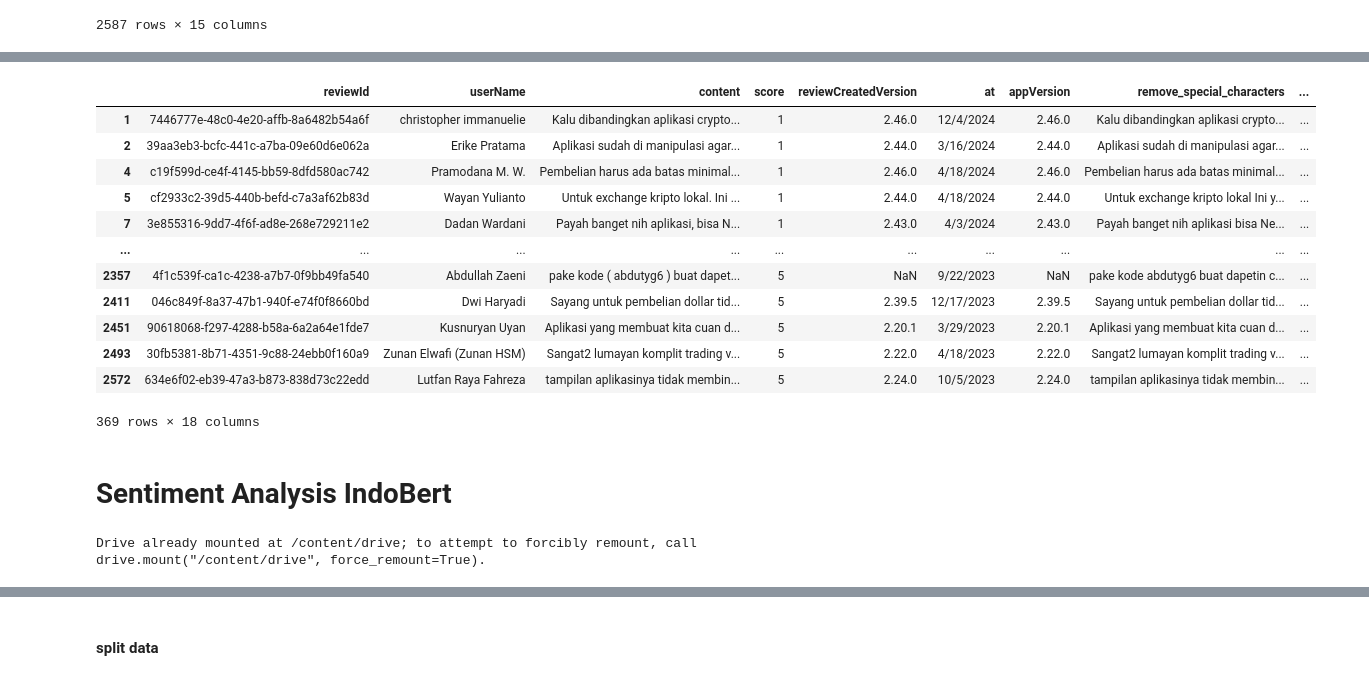
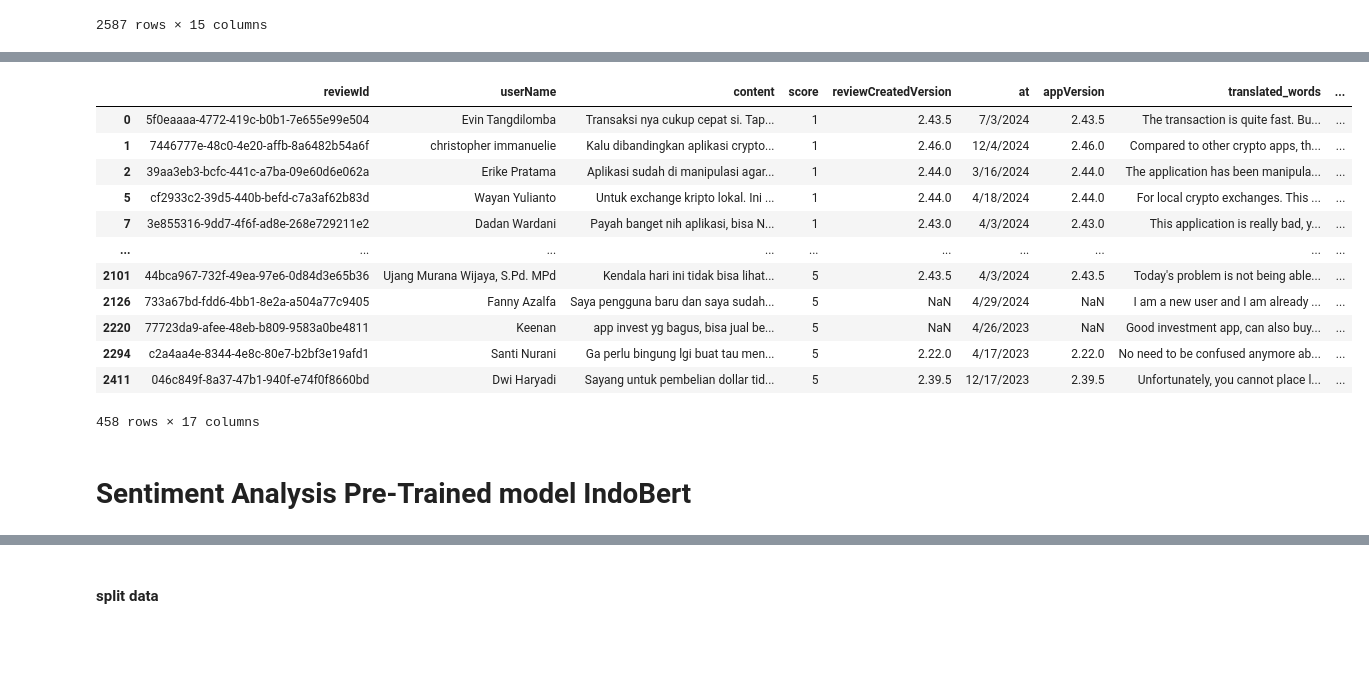
Before and after one commit to bhazheng/Final-Year-College-Project, a Jupyter notebook: Sentimen-analysis-using-IndoBERT.ipynb, the cells around one changed output, grey strips where cells are left out. Drawn from its saved outputs; the diff is of its cells as text; code cells hidden in the pictures; blank space fills up the shorter version.

```diff
--- a/Sentimen-analysis-using-IndoBERT.ipynb
+++ b/Sentimen-analysis-using-IndoBERT.ipynb
@@ -356,5 +358,9 @@ def translatein(text):
     # Menerjemahkan teks dari Bahasa Indonesia ke Bahasa Inggris
     return GoogleTranslator(source='id', target='en').translate(text)
+# %%
+def translatein_in(text):
+    # Menerjemahkan teks dari Bahasa Indonesia ke Bahasa Inggris
+    return GoogleTranslator(source='en', target='id').translate(text)
 # %% [markdown]
 #### Lowercase word
 # %%
@@ -460,0 +484,11 @@ df_fix.to_csv('preproID.csv', encoding='utf-8', index=False)
+# %%
+# df_fix['translated_words'] = df_fix['content'].apply(translatein_en)
+df_fix['indo'] = df_fix['translated_words'].apply(translatein_in)
+df_fix['remove_special_characters'] = df_fix['indo'].apply(removeSpecialCharacters)
+df_fix['lowercased_words'] = df_fix['remove_special_characters'].apply(lowercaseWords)
+df_fix['cut_mult_char'] = df_fix['lowercased_words'].apply(cutMultChar)
+df_fix['replace_slang'] = df_fix['cut_mult_char'].apply(replace_slang, slang_dict=slang_dict)
+df_fix['stopword_removal'] = df_fix['replace_slang'].apply(removeStopwords)
+
+
+df_fix[['translated_words','indo','remove_special_characters', 'lowercased_words', 'cut_mult_char','replace_slang', 'stopword_removal' ]]
@@ -664,14 +727,14 @@ from nltk.sentiment.vader import SentimentIntensityAnalyzer
 import nltk
 sid = SentimentIntensityAnalyzer()
 data = {
-    'original_text': df_fix2['content'],
-    'processed_sentence': df_fix2['translated_words'].apply(removeSpecialCharacters),
+    'original_text': df_fix['content'],
+    'processed_sentence': df_fix['translated_words'].apply(removeSpecialCharacters),
     'polarity_scores': [],
     'compound': [],
     'sentiment': []
 }
 
-for text in df_fix2['translated_words']:
+for text in df_fix['translated_words']:
     # Hitung skor polaritas
     scores = sid.polarity_scores(text)
     data['polarity_scores'].append(scores)
@@ -689,11 +752,11 @@ for text in df_fix2['translated_words']:
     data['sentiment'].append(sentiment)
 
 # Tambahkan hasil analisis sentimen ke DataFrame
-df_fix2['polarity_scores'] = data['polarity_scores']
-df_fix2['compound'] = data['compound']
-df_fix2['sentiment'] = data['sentiment']
+df_fix['polarity_scores'] = data['polarity_scores']
+df_fix['compound'] = data['compound']
+df_fix['sentiment'] = data['sentiment']
 
 # Menampilkan hasil
-df_fix2[['content', 'translated_words', 'polarity_scores', 'compound', 'sentiment']]
+df_fix[['content', 'translated_words', 'polarity_scores', 'compound', 'sentiment']]
 # %% [output]
 |  | content | translated_words | polarity_scores | compound | sentiment |
@@ -711,2 +774,4 @@ df_fix2[['content', 'translated_words', 'polarity_scores', 'compound', 'sentimen
 2587 rows × 5 columns
+# %%
+df_fix['sentiment'] = df_fix['sentiment'].apply(lowercaseWords)
 # %%
@@ -721,24 +802,24 @@ plt.gca().spines[['top', 'right',]].set_visible(False)
 # %%
-sentimentNegative = df_fix[df_fix["sentiment"] == 'Negative']
+sentimentNegative = df_fix[df_fix["sentiment"] == 'negative']
 sentimentNegative
 # %% [output]
-|  | reviewId | userName | content | score | reviewCreatedVersion | at | appVersion | remove_special_characters | ... |
-| 1 | 7446777e-48c0-4e20-affb-8a6482b54a6f | christopher immanuelie | Kalu dibandingkan aplikasi crypto... | 1 | 2.46.0 | 12/4/2024 | 2.46.0 | Kalu dibandingkan aplikasi crypto... | ... |
-| 2 | 39aa3eb3-bcfc-441c-a7ba-09e60d6e062a | Erike Pratama | Aplikasi sudah di manipulasi agar... | 1 | 2.44.0 | 3/16/2024 | 2.44.0 | Aplikasi sudah di manipulasi agar... | ... |
-| 4 | c19f599d-ce4f-4145-bb59-8dfd580ac742 | Pramodana M. W. | Pembelian harus ada batas minimal... | 1 | 2.46.0 | 4/18/2024 | 2.46.0 | Pembelian harus ada batas minimal... | ... |
-| 5 | cf2933c2-39d5-440b-befd-c7a3af62b83d | Wayan Yulianto | Untuk exchange kripto lokal. Ini ... | 1 | 2.44.0 | 4/18/2024 | 2.44.0 | Untuk exchange kripto lokal Ini y... | ... |
-| 7 | 3e855316-9dd7-4f6f-ad8e-268e729211e2 | Dadan Wardani | Payah banget nih aplikasi, bisa N... | 1 | 2.43.0 | 4/3/2024 | 2.43.0 | Payah banget nih aplikasi bisa Ne... | ... |
+|  | reviewId | userName | content | score | reviewCreatedVersion | at | appVersion | translated_words | ... |
+| 0 | 5f0eaaaa-4772-419c-b0b1-7e655e99e504 | Evin Tangdilomba | Transaksi nya cukup cepat si. Tap... | 1 | 2.43.5 | 7/3/2024 | 2.43.5 | The transaction is quite fast. Bu... | ... |
+| 1 | 7446777e-48c0-4e20-affb-8a6482b54a6f | christopher immanuelie | Kalu dibandingkan aplikasi crypto... | 1 | 2.46.0 | 12/4/2024 | 2.46.0 | Compared to other crypto apps, th... | ... |
+| 2 | 39aa3eb3-bcfc-441c-a7ba-09e60d6e062a | Erike Pratama | Aplikasi sudah di manipulasi agar... | 1 | 2.44.0 | 3/16/2024 | 2.44.0 | The application has been manipula... | ... |
+| 5 | cf2933c2-39d5-440b-befd-c7a3af62b83d | Wayan Yulianto | Untuk exchange kripto lokal. Ini ... | 1 | 2.44.0 | 4/18/2024 | 2.44.0 | For local crypto exchanges. This ... | ... |
+| 7 | 3e855316-9dd7-4f6f-ad8e-268e729211e2 | Dadan Wardani | Payah banget nih aplikasi, bisa N... | 1 | 2.43.0 | 4/3/2024 | 2.43.0 | This application is really bad, y... | ... |
 | ... | ... | ... | ... | ... | ... | ... | ... | ... | ... |
-| 2357 | 4f1c539f-ca1c-4238-a7b7-0f9bb49fa540 | Abdullah Zaeni | pake kode ( abdutyg6 ) buat dapet... | 5 | NaN | 9/22/2023 | NaN | pake kode abdutyg6 buat dapetin c... | ... |
-| 2411 | 046c849f-8a37-47b1-940f-e74f0f8660bd | Dwi Haryadi | Sayang untuk pembelian dollar tid... | 5 | 2.39.5 | 12/17/2023 | 2.39.5 | Sayang untuk pembelian dollar tid... | ... |
-| 2451 | 90618068-f297-4288-b58a-6a2a64e1fde7 | Kusnuryan Uyan | Aplikasi yang membuat kita cuan d... | 5 | 2.20.1 | 3/29/2023 | 2.20.1 | Aplikasi yang membuat kita cuan d... | ... |
-| 2493 | 30fb5381-8b71-4351-9c88-24ebb0f160a9 | Zunan Elwafi (Zunan HSM) | Sangat2 lumayan komplit trading v... | 5 | 2.22.0 | 4/18/2023 | 2.22.0 | Sangat2 lumayan komplit trading v... | ... |
-| 2572 | 634e6f02-eb39-47a3-b873-838d73c22edd | Lutfan Raya Fahreza | tampilan aplikasinya tidak membin... | 5 | 2.24.0 | 10/5/2023 | 2.24.0 | tampilan aplikasinya tidak membin... | ... |
+| 2101 | 44bca967-732f-49ea-97e6-0d84d3e65b36 | Ujang Murana Wijaya, S.Pd. MPd | Kendala hari ini tidak bisa lihat... | 5 | 2.43.5 | 4/3/2024 | 2.43.5 | Today's problem is not being able... | ... |
+| 2126 | 733a67bd-fdd6-4bb1-8e2a-a504a77c9405 | Fanny Azalfa | Saya pengguna baru dan saya sudah... | 5 | NaN | 4/29/2024 | NaN | I am a new user and I am already ... | ... |
+| 2220 | 77723da9-afee-48eb-b809-9583a0be4811 | Keenan | app invest yg bagus, bisa jual be... | 5 | NaN | 4/26/2023 | NaN | Good investment app, can also buy... | ... |
+| 2294 | c2a4aa4e-8344-4e8c-80e7-b2bf3e19afd1 | Santi Nurani | Ga perlu bingung lgi buat tau men... | 5 | 2.22.0 | 4/17/2023 | 2.22.0 | No need to be confused anymore ab... | ... |
+| 2411 | 046c849f-8a37-47b1-940f-e74f0f8660bd | Dwi Haryadi | Sayang untuk pembelian dollar tid... | 5 | 2.39.5 | 12/17/2023 | 2.39.5 | Unfortunately, you cannot place l... | ... |
-369 rows × 18 columns
+458 rows × 17 columns
 # %%
 sentimentNegative.to_csv('negative.csv', encoding='utf-8', index=False)
 # %% [markdown]
-# Sentiment Analysis IndoBert
+# Sentiment Analysis Pre-Trained model IndoBert
 # %%
 import os
 
@@ -791,11 +872,6 @@ def metrics_to_string(metric_dict):
     for key, value in metric_dict.items():
         string_list.append('{}:{:.4f}'.format(key, value))
     return ' '.join(string_list)
-# %%
-from google.colab import drive
-drive.mount('/content/drive')
-# %% [output]
-Drive already mounted at /content/drive; to attempt to forcibly remount, call drive.mount("/content/drive", force_remount=True).
 # %%
 # Set random seed
 set_seed(26092020)
```
Also changed, not shown: parts of 53 cells of this notebook.
